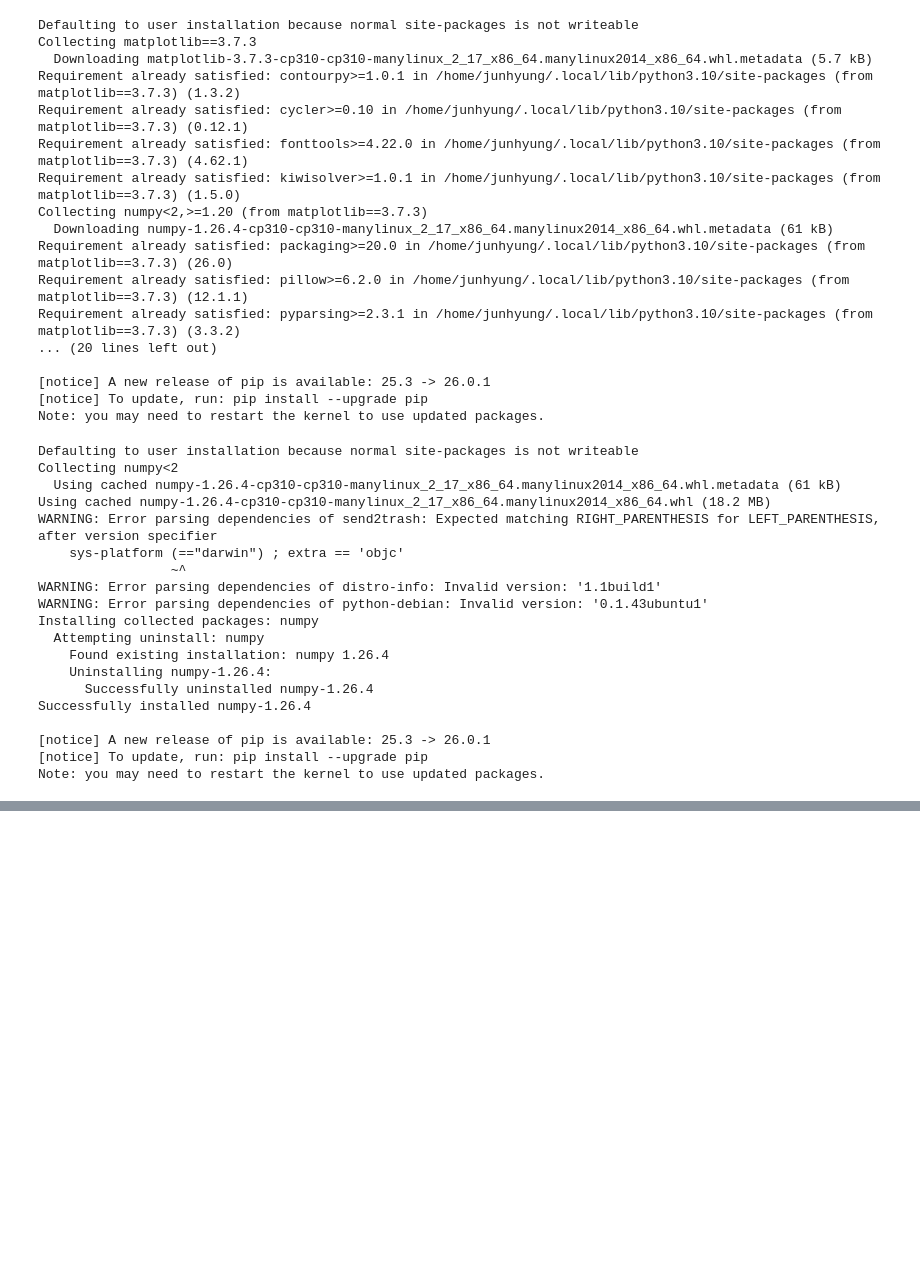
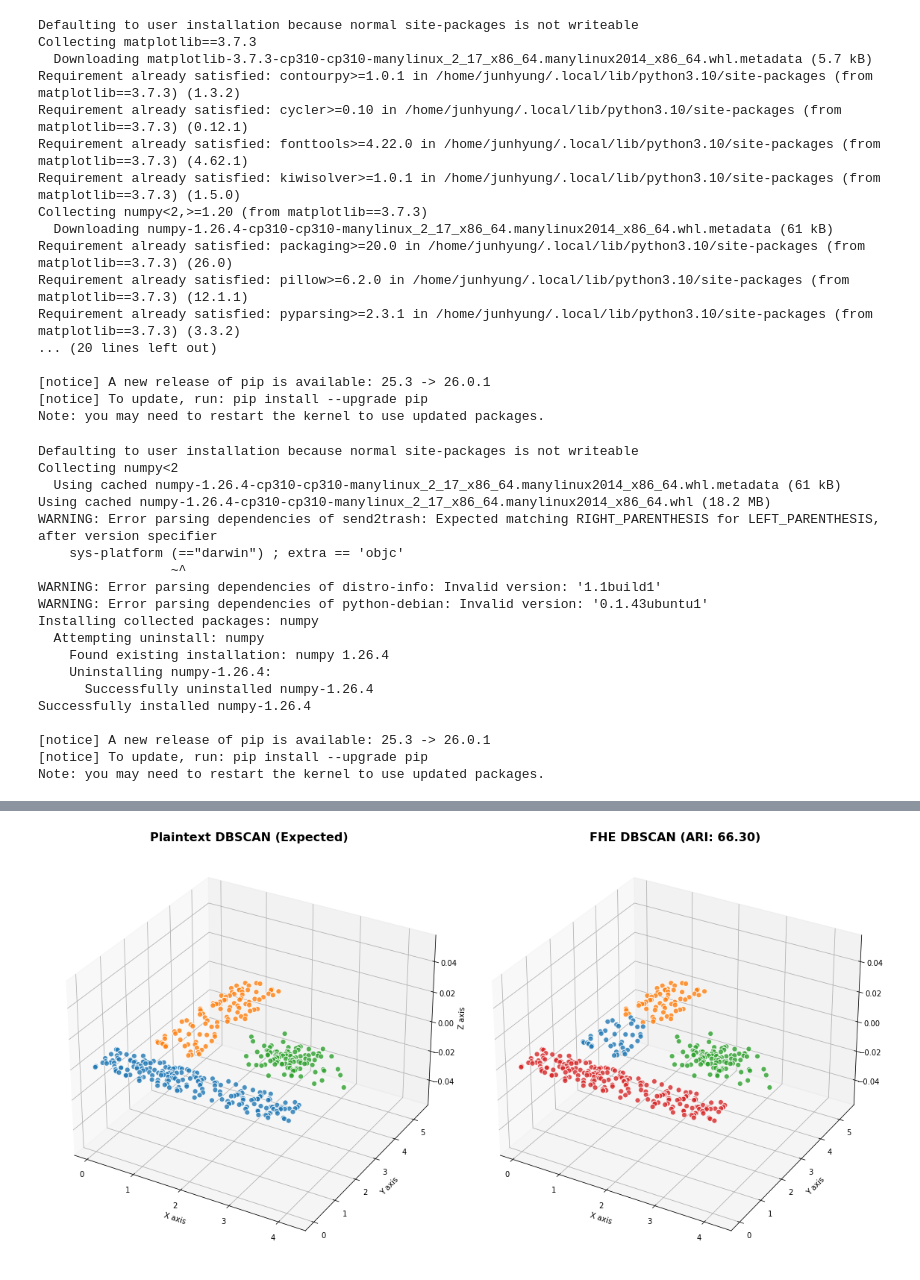
Before and after one commit to gspark0621/Data-Analysis-with-CKKS, a Jupyter notebook: Cluster/DBSCAN_CKKS/desilo/core_test/single_fhe_test/Visualize.ipynb, the cells around one changed output, grey strips where cells are left out. Drawn from its saved outputs; the diff is of its cells as text; code cells hidden in the pictures; blank space fills up the shorter version.

```diff
--- a/Cluster/DBSCAN_CKKS/desilo/core_test/single_fhe_test/Visualize.ipynb
+++ b/Cluster/DBSCAN_CKKS/desilo/core_test/single_fhe_test/Visualize.ipynb
@@ -145,0 +146,98 @@ if __name__ == '__main__':
+# %%
+import os
+import numpy as np
+import pandas as pd
+import matplotlib.pyplot as plt
+
+# ---------------------------------------------------------
+# 1. 파일 경로 설정 (사용자 환경에 맞게 수정하세요)
+# ---------------------------------------------------------
+ARFF_PATH = "/home/junhyung/study/Data_Analysis_with_CKKS/Cluster/DBSCAN_CKKS/desilo/dataset/Other_cluster/lsun.arff"
+CSV_PATH = "/home/junhyung/study/Data_Analysis_with_CKKS/Cluster/DBSCAN_CKKS/desilo/lsun_fhe_heap_result_eps0.5_min4.csv"
+
+def load_arff_to_pts(filepath):
+    pts = []
+    data_section = False
+    with open(filepath, 'r', encoding='utf-8') as f:
+        for line in f:
+            line = line.strip()
+            if not line or line.startswith('%'): continue
+            if line.lower().startswith('@data'):
+                data_section = True
+                continue
+            if data_section:
+                line = line.replace('\t', ' ').replace(',', ' ')
+                values = line.split()
+                if len(values) < 2: continue
+                # 마지막 라벨을 제외한 X, Y, Z 좌표만 추출
+                row = [float(v) for v in values[:-1]]
+                pts.append(row)
+    return np.array(pts, dtype=np.float64)
+
+def main():
+    print("데이터 및 결과 파일 로딩 중...")
+
+    # 2. 데이터 로드
+    pts = load_arff_to_pts(ARFF_PATH)
+    df = pd.read_csv(CSV_PATH)
+
+    if len(pts) != len(df):
+        print("🚨 경고: ARFF 데이터 개수와 CSV 결과 개수가 다릅니다!")
+        return
+
+    # X, Y좌표 분리 (Lsun는 2차원)
+    X = pts[:, 0]
+    Y = pts[:, 1]
+
+    pt_labels = df['True_Class'].values
+    fhe_labels = df['FHE_Cluster'].values
+
+    # 3. 3D 시각화 설정
+    fig = plt.figure(figsize=(16, 8))
+
+    # 노이즈(-1)는 검은색(k) 별표(x)로, 나머지는 컬러맵 적용
+    cmap = plt.get_cmap('tab20') # 20가지 색상을 지원하는 컬러맵
+
+    # --- [왼쪽 그래프: Plaintext 결과] ---
+    ax1 = fig.add_subplot(121, projection='3d')
+    ax1.set_title("Plaintext DBSCAN (Expected)", fontsize=16, fontweight='bold')
+
+    for label in np.unique(pt_labels):
+        idx = pt_labels == label
+        if label == -1:
+            ax1.scatter(X[idx], Y[idx], c='black', marker='x', s=20, label='Noise(-1)')
+        else:
+            ax1.scatter(X[idx], Y[idx], cmap=cmap, s=50, alpha=0.8, edgecolors='w')
+
+    ax1.set_xlabel('X axis')
+    ax1.set_ylabel('Y axis')
+    ax1.set_zlabel('Z axis')
+
+    # --- [오른쪽 그래프: FHE 결과] ---
+    ax2 = fig.add_subplot(122, projection='3d')
+    ax2.set_title("FHE DBSCAN (ARI: 66.30)", fontsize=16, fontweight='bold')
+
+    for label in np.unique(fhe_labels):
+        idx = fhe_labels == label
+        if label == -1:
+            ax2.scatter(X[idx], Y[idx], c='black', marker='x', s=20, label='Noise(-1)')
+        else:
+            ax2.scatter(X[idx], Y[idx], cmap=cmap, s=50, alpha=0.8, edgecolors='w')
+
+    ax2.set_xlabel('X axis')
+    ax2.set_ylabel('Y axis')
+
+    # 4. 출력 및 저장
+    plt.tight_layout()
+
+    # 이미지로 저장 (보고서/논문용)
+    save_filename = "hepta_comparison_plot.png"
+    plt.savefig(save_filename, dpi=300)
+    print(f"✅ 그래프가 '{save_filename}' 로 저장되었습니다.")
+
+    # 화면에 띄우기 (GUI 환경인 경우 마우스로 돌려볼 수 있습니다)
+    plt.show()
+
+if __name__ == '__main__':
+    main()
+# %% [output]
@@ -145,0 +246 @@ if __name__ == '__main__':
+[figure, added]
```
Also changed, not shown: parts of 3 cells of this notebook, 13 other files.
